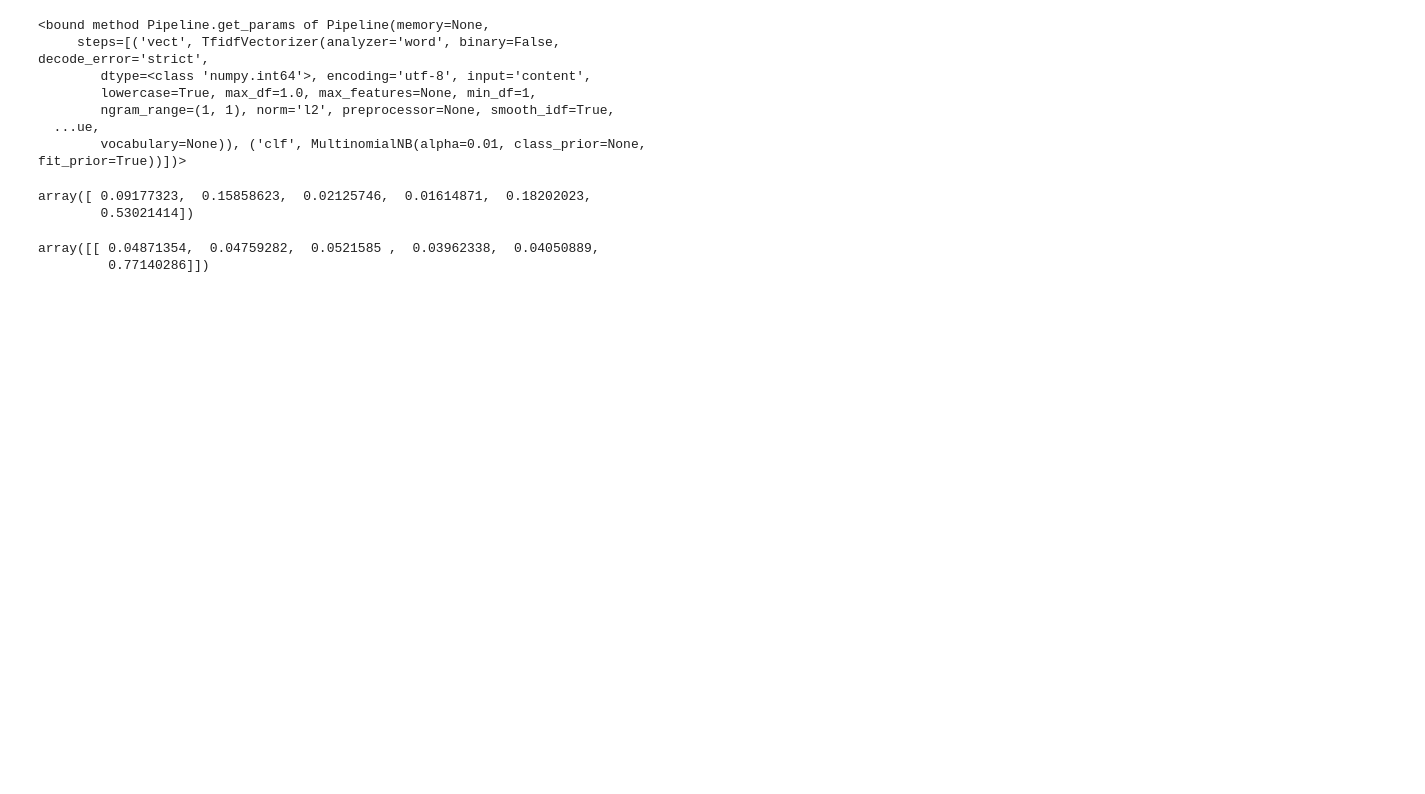
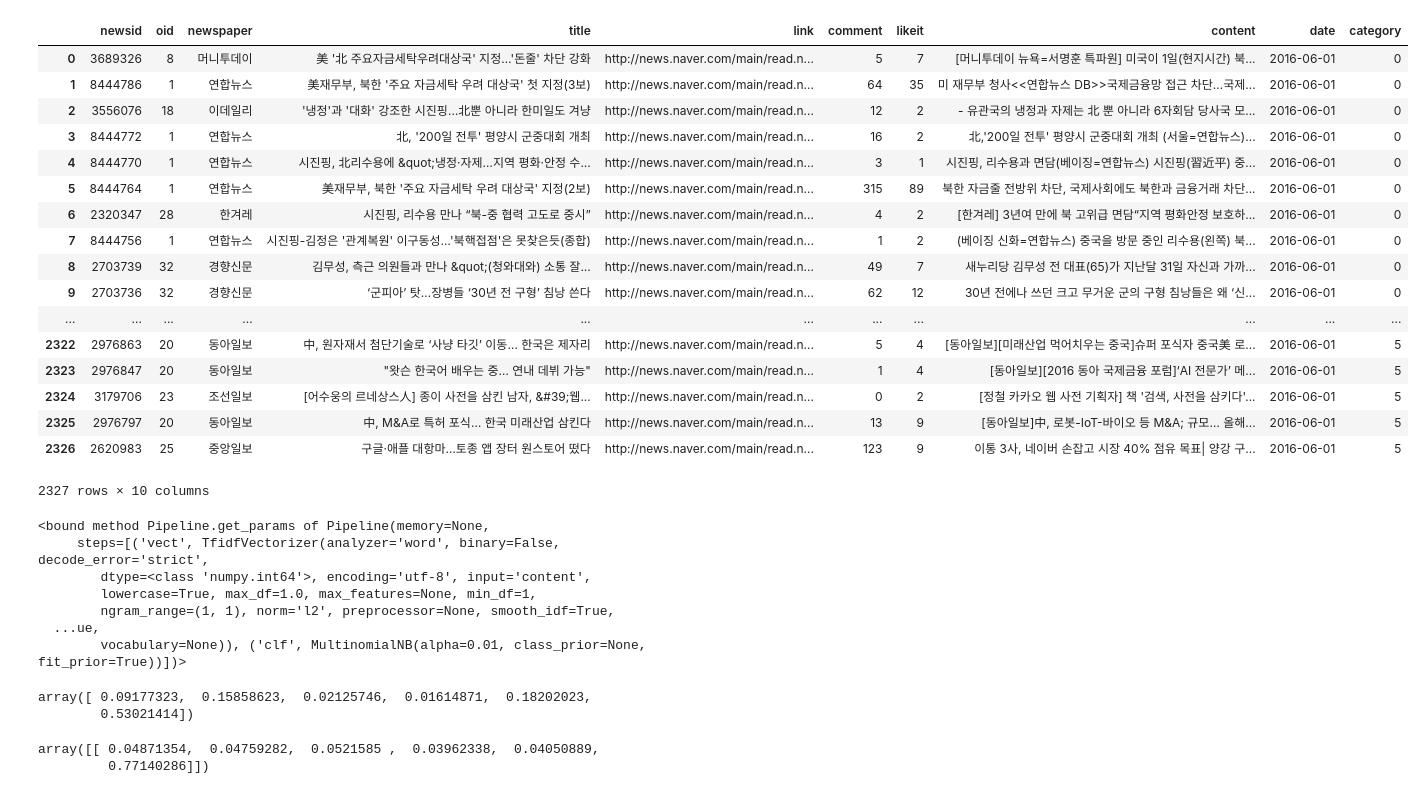
Before and after one commit to heemokyim/codingplace, a Jupyter notebook: fastcampus/dss/script/23.recommendation/PRACTICE_TFIDF_MULTINB.ipynb, the cells around one changed output. Drawn from its saved outputs; the diff is of its cells as text; code cells hidden in the pictures; blank space fills up the shorter version.

```diff
--- a/fastcampus/dss/script/23.recommendation/PRACTICE_TFIDF_MULTINB.ipynb
+++ b/fastcampus/dss/script/23.recommendation/PRACTICE_TFIDF_MULTINB.ipynb
@@ -3,6 +3,28 @@ import pickle
 import pandas as pd
 import numpy as np
 load_model = pickle.load(open('classification.plk', 'rb'))
+article = pd.read_pickle(open('article_2016-06-01.plk', 'rb'))
+# %%
+article
+# %% [output]
+|  | newsid | oid | newspaper | title | link | comment | likeit | content | date | category |
+| 0 | 3689326 | 8 | 머니투데이 | 美 '北 주요자금세탁우려대상국' 지정…'돈줄' 차단 강화 | http://news.naver.com/main/read.n... | 5 | 7 | [머니투데이 뉴욕=서명훈 특파원] 미국이 1일(현지시간) 북... | 2016-06-01 | 0 |
+| 1 | 8444786 | 1 | 연합뉴스 | 美재무부, 북한 '주요 자금세탁 우려 대상국' 첫 지정(3보) | http://news.naver.com/main/read.n... | 64 | 35 | 미 재무부 청사<<연합뉴스 DB>>국제금융망 접근 차단…국제... | 2016-06-01 | 0 |
+| 2 | 3556076 | 18 | 이데일리 | '냉정'과 '대화' 강조한 시진핑…北뿐 아니라 한미일도 겨냥 | http://news.naver.com/main/read.n... | 12 | 2 | - 유관국의 냉정과 자제는 北 뿐 아니라 6자회담 당사국 모... | 2016-06-01 | 0 |
+| 3 | 8444772 | 1 | 연합뉴스 | 北, '200일 전투' 평양시 군중대회 개최 | http://news.naver.com/main/read.n... | 16 | 2 | 北,'200일 전투' 평양시 군중대회 개최 (서울=연합뉴스)... | 2016-06-01 | 0 |
+| 4 | 8444770 | 1 | 연합뉴스 | 시진핑, 北리수용에 &quot;냉정·자제…지역 평화·안정 수... | http://news.naver.com/main/read.n... | 3 | 1 | 시진핑, 리수용과 면담(베이징=연합뉴스) 시진핑(習近平) 중... | 2016-06-01 | 0 |
+| 5 | 8444764 | 1 | 연합뉴스 | 美재무부, 북한 '주요 자금세탁 우려 대상국' 지정(2보) | http://news.naver.com/main/read.n... | 315 | 89 | 북한 자금줄 전방위 차단, 국제사회에도 북한과 금융거래 차단... | 2016-06-01 | 0 |
+| 6 | 2320347 | 28 | 한겨레 | 시진핑, 리수용 만나 “북-중 협력 고도로 중시” | http://news.naver.com/main/read.n... | 4 | 2 | [한겨레] 3년여 만에 북 고위급 면담“지역 평화안정 보호하... | 2016-06-01 | 0 |
+| 7 | 8444756 | 1 | 연합뉴스 | 시진핑-김정은 '관계복원' 이구동성…'북핵접점'은 못찾은듯(종합) | http://news.naver.com/main/read.n... | 1 | 2 | (베이징 신화=연합뉴스) 중국을 방문 중인 리수용(왼쪽) 북... | 2016-06-01 | 0 |
+| 8 | 2703739 | 32 | 경향신문 | 김무성, 측근 의원들과 만나 &quot;(청와대와) 소통 잘... | http://news.naver.com/main/read.n... | 49 | 7 | 새누리당 김무성 전 대표(65)가 지난달 31일 자신과 가까... | 2016-06-01 | 0 |
+| 9 | 2703736 | 32 | 경향신문 | ‘군피아’ 탓…장병들 ‘30년 전 구형’ 침낭 쓴다 | http://news.naver.com/main/read.n... | 62 | 12 | 30년 전에나 쓰던 크고 무거운 군의 구형 침낭들은 왜 ‘신... | 2016-06-01 | 0 |
+| ... | ... | ... | ... | ... | ... | ... | ... | ... | ... | ... |
+| 2322 | 2976863 | 20 | 동아일보 | 中, 원자재서 첨단기술로 ‘사냥 타깃’ 이동… 한국은 제자리 | http://news.naver.com/main/read.n... | 5 | 4 | [동아일보][미래산업 먹어치우는 중국]슈퍼 포식자 중국美 로... | 2016-06-01 | 5 |
+| 2323 | 2976847 | 20 | 동아일보 | "왓슨 한국어 배우는 중… 연내 데뷔 가능" | http://news.naver.com/main/read.n... | 1 | 4 | [동아일보][2016 동아 국제금융 포럼]‘AI 전문가’ 메... | 2016-06-01 | 5 |
+| 2324 | 3179706 | 23 | 조선일보 | [어수웅의 르네상스人] 종이 사전을 삼킨 남자, &#39;웹... | http://news.naver.com/main/read.n... | 0 | 2 | [정철 카카오 웹 사전 기획자] 책 '검색, 사전을 삼키다'... | 2016-06-01 | 5 |
+| 2325 | 2976797 | 20 | 동아일보 | 中, M&A로 특허 포식… 한국 미래산업 삼킨다 | http://news.naver.com/main/read.n... | 13 | 9 | [동아일보]中, 로봇-IoT-바이오 등 M&A; 규모… 올해... | 2016-06-01 | 5 |
+| 2326 | 2620983 | 25 | 중앙일보 | 구글·애플 대항마…토종 앱 장터 원스토어 떴다 | http://news.naver.com/main/read.n... | 123 | 9 | 이통 3사, 네이버 손잡고 시장 40% 점유 목표| 양강 구... | 2016-06-01 | 5 |
+2327 rows × 10 columns
 # %%
 from sklearn.feature_extraction.text import TfidfVectorizer
 # %%
```
Also changed, not shown: 4 other files.
